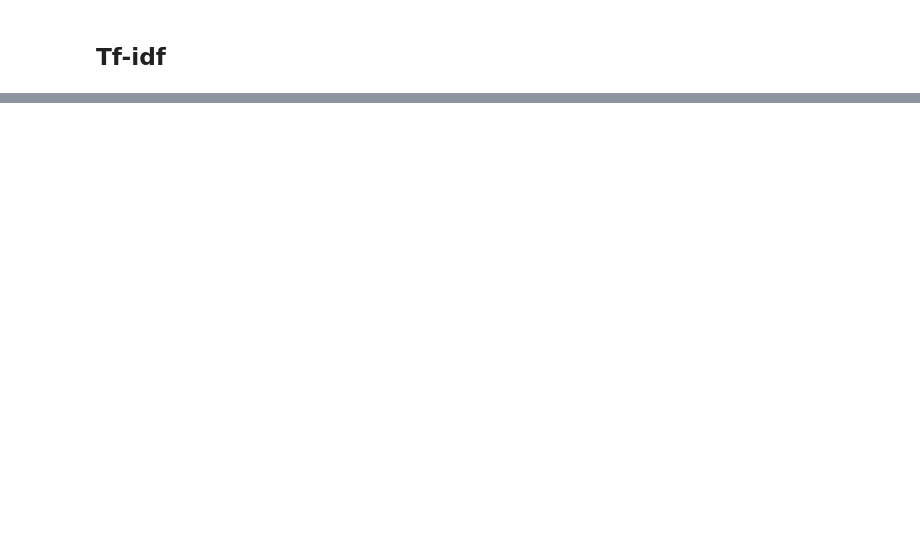
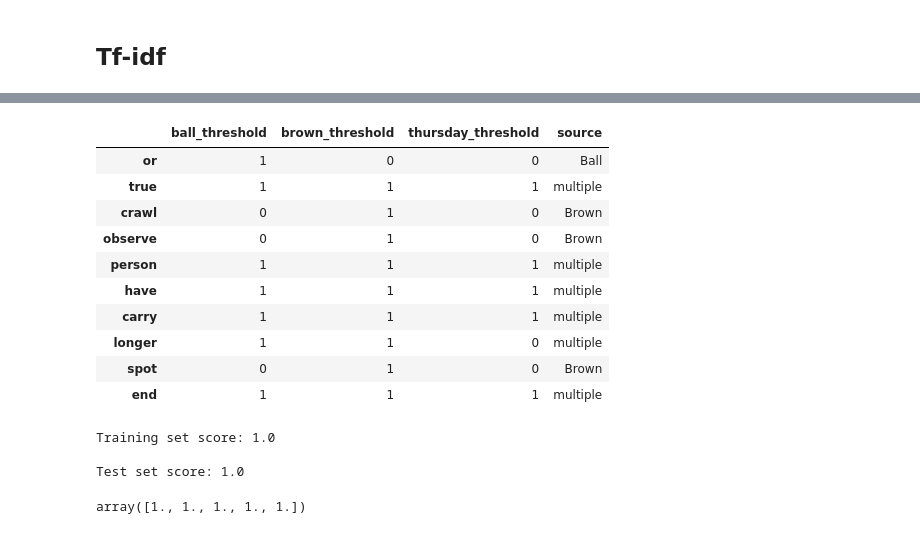
Before and after one commit to brianjinkim/thinkful_datascience, a Jupyter notebook: Unit 4/4.4.5 Build NLP.ipynb, the cells around one changed output, grey strips where cells are left out. Drawn from its saved outputs; the diff is of its cells as text; code cells hidden in the pictures; blank space fills up the shorter version.

```diff
--- a/Unit 4/4.4.5 Build NLP.ipynb
+++ b/Unit 4/4.4.5 Build NLP.ipynb
@@ -356,0 +354,3 @@ tf_idf.T.head()
+# %%
+tf_idf.drop(['df', 'cf', 'idf', 'ball', 'brown', 'thursday'], axis=1, inplace=True)
+tf_idf.head()
@@ -356,0 +364,3 @@ tf_idf.T.head()
+# %%
+tf_idf['source'] = 'multiple'
+tf_idf.head()
@@ -356,0 +374,68 @@ tf_idf.T.head()
+# %%
+# determine which word belongs to which document
+def set_doc(df):
+
+
+
+    # loop that iterates through each row and determine what the source is
+    for i in range(len(df)):
+
+        #initialize
+        flag = 0
+        set_source = 'multiple'
+
+        if (df.iloc[i, 0] == 1):
+            flag = 1
+            set_source = 'Ball'
+
+        if (df.iloc[i, 1] == 1):
+            if (flag == 1):
+                continue
+            flag = 1
+            set_source = 'Brown'
+
+        if df.iloc[i, 2] == 1:
+            if flag == 1:
+                continue
+            flag = 1
+            set_source = 'Thursday'
+
+        df.iloc[i, 3] = set_source
+
+    return df
+# %%
+tf_idf = set_doc(tf_idf)
+tf_idf.head(10)
+# %% [output]
+|  | ball_threshold | brown_threshold | thursday_threshold | source |
+| or | 1 | 0 | 0 | Ball |
+| true | 1 | 1 | 1 | multiple |
+| crawl | 0 | 1 | 0 | Brown |
+| observe | 0 | 1 | 0 | Brown |
+| person | 1 | 1 | 1 | multiple |
+| have | 1 | 1 | 1 | multiple |
+| carry | 1 | 1 | 1 | multiple |
+| longer | 1 | 1 | 0 | multiple |
+| spot | 0 | 1 | 0 | Brown |
+| end | 1 | 1 | 1 | multiple |
+# %%
+# random forest fitting
+rfc = ensemble.RandomForestClassifier()
+Y = tf_idf['source']
+X = tf_idf.drop(['source'], axis=1)
+
+X_train, X_test, y_train, y_test = train_test_split(X,
+                                                    Y,
+                                                    test_size=0.5)
+train = rfc.fit(X_train, y_train)
+
+print('Training set score:', rfc.score(X_train, y_train))
+print('\nTest set score:', rfc.score(X_test, y_test))
+# %% [output]
+Training set score: 1.0
+
+Test set score: 1.0
+# %%
+cross_val_score(rfc, X, Y, cv=5)
+# %% [output]
+array([1., 1., 1., 1., 1.])
```
Also changed, not shown: parts of 22 cells of this notebook, 1 other file.
